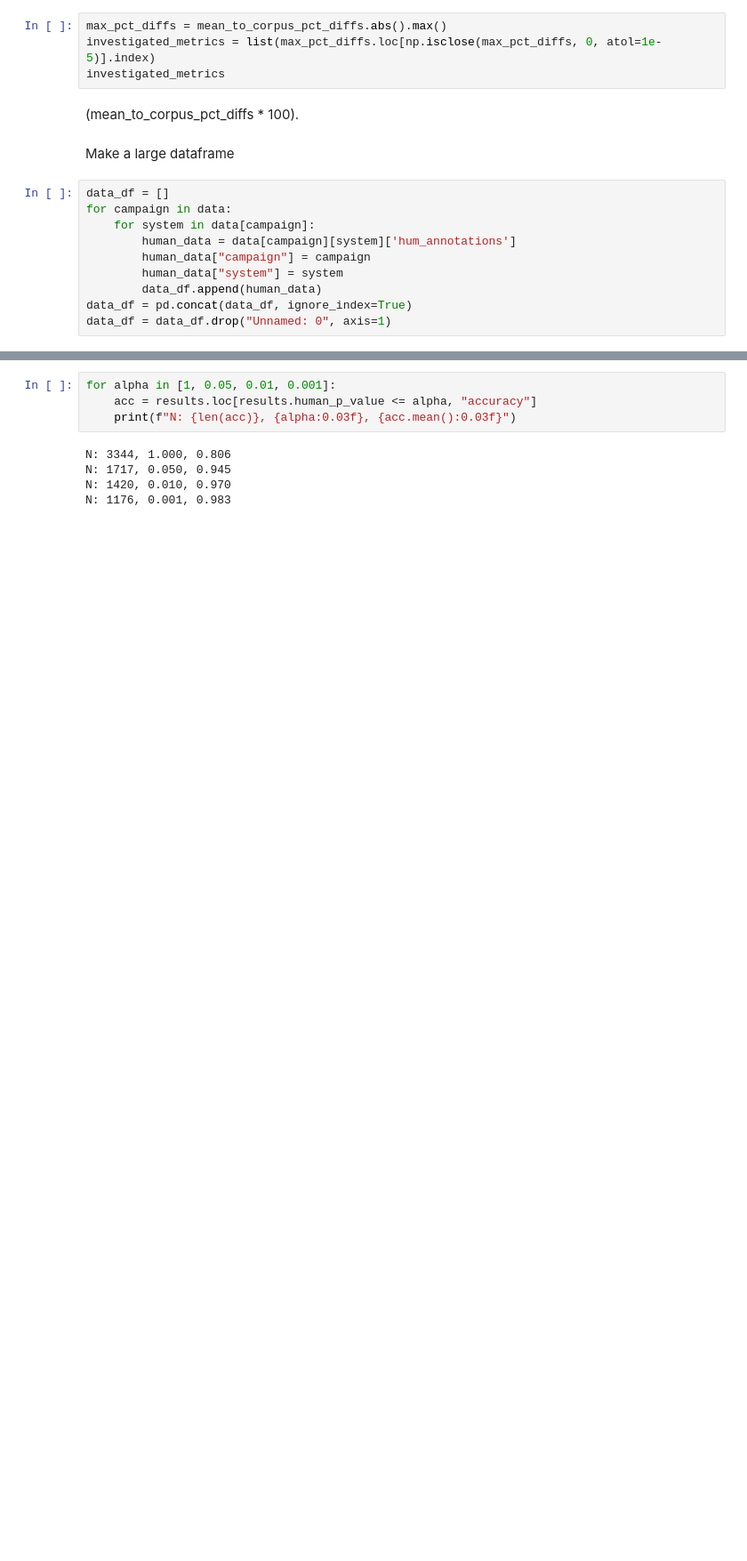
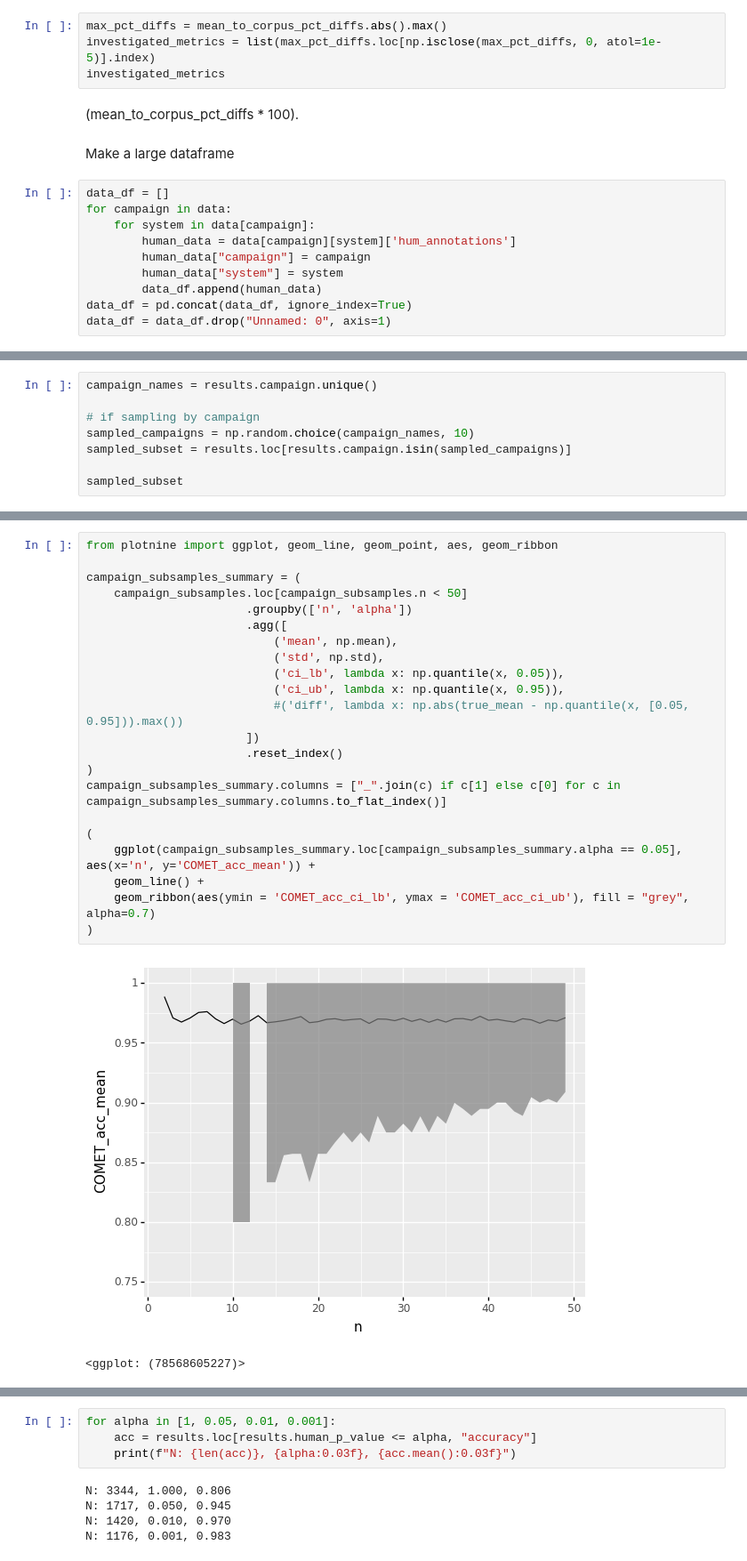
Before and after one commit to ahoho/ToShipOrNotToShip, a Jupyter notebook: simulated-system-comparison.ipynb, the cells around one changed output, grey strips where cells are left out. Shown at 89% size. Saved outputs shown, nothing was run; the diff lists cells and outputs as text; blank space fills up the shorter version.

```diff
--- a/simulated-system-comparison.ipynb
+++ b/simulated-system-comparison.ipynb
@@ -122,0 +118,8 @@ System appears to have been repeated, dropping
+# %%
+campaign_names = results.campaign.unique()
+
+# if sampling by campaign
+sampled_campaigns = np.random.choice(campaign_names, 10)
+sampled_subset = results.loc[results.campaign.isin(sampled_campaigns)]
+
+sampled_subset
@@ -122,0 +174,25 @@ System appears to have been repeated, dropping
+# %%
+from plotnine import ggplot, geom_line, geom_point, aes, geom_ribbon
+
+campaign_subsamples_summary = (
+    campaign_subsamples.loc[campaign_subsamples.n < 50]
+                       .groupby(['n', 'alpha'])
+                       .agg([
+                           ('mean', np.mean),
+                           ('std', np.std),
+                           ('ci_lb', lambda x: np.quantile(x, 0.05)),
+                           ('ci_ub', lambda x: np.quantile(x, 0.95)),
+                           #('diff', lambda x: np.abs(true_mean - np.quantile(x, [0.05, 0.95])).max())
+                       ])
+                       .reset_index()
+)
+campaign_subsamples_summary.columns = ["_".join(c) if c[1] else c[0] for c in campaign_subsamples_summary.columns.to_flat_index()]
+
+(
+    ggplot(campaign_subsamples_summary.loc[campaign_subsamples_summary.alpha == 0.05], aes(x='n', y='COMET_acc_mean')) +
+    geom_line() +
+    geom_ribbon(aes(ymin = 'COMET_acc_ci_lb', ymax = 'COMET_acc_ci_ub'), fill = "grey", alpha=0.7)
+)
+# %% [output]
+[figure, added]
+<ggplot: (78568605227)>
```
Also changed, not shown: parts of 8 cells of this notebook.
